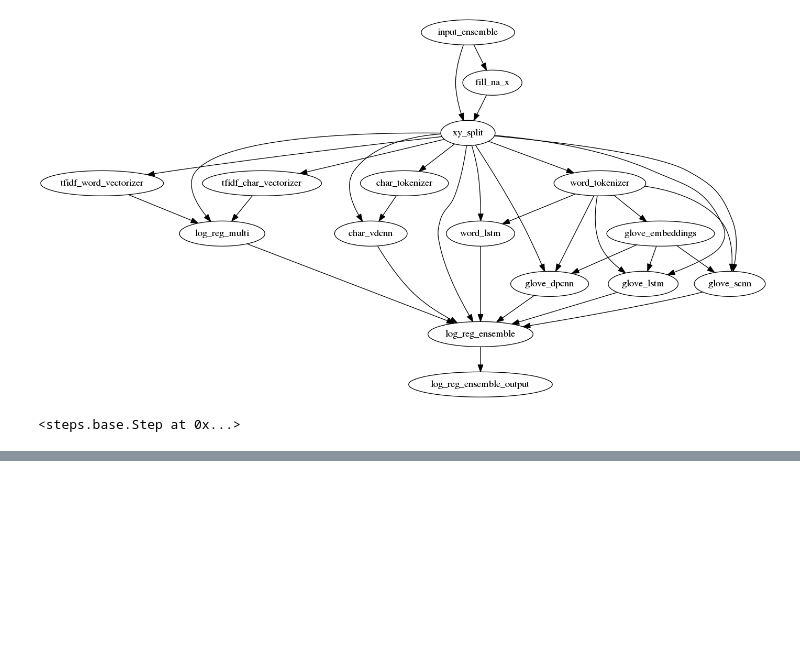
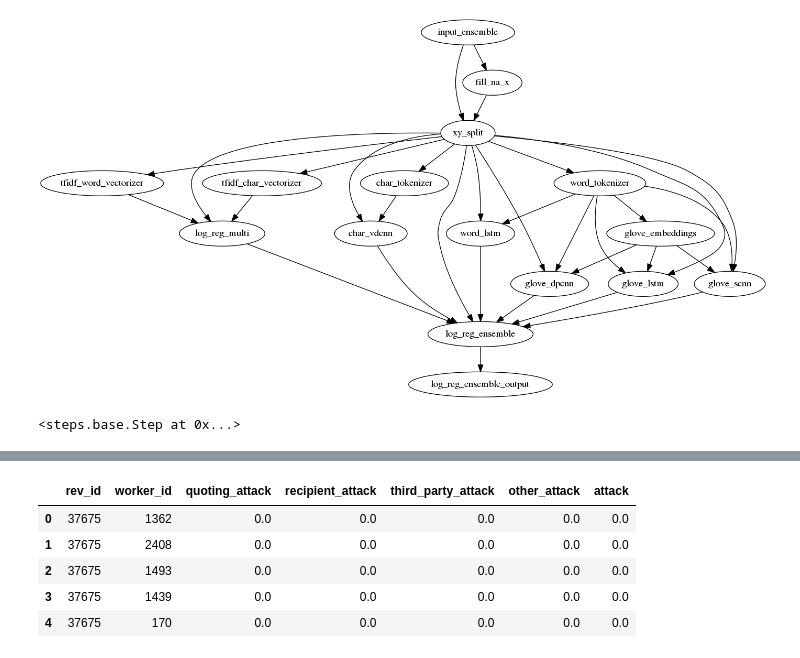
Before and after one commit to minerva-ml/open-solution-toxic-comments, a Jupyter notebook: devbook.ipynb, the cells around one changed output, grey strips where cells are left out. Cells and saved outputs as stored; diff of their text form; code cells hidden in the pictures; blank space fills up the shorter version.

```diff
--- a/devbook.ipynb
+++ b/devbook.ipynb
@@ -413,0 +431,9 @@ logreg_ensemble_pipeline
+# %%
+annotations.head()
+# %% [output]
+|  | rev_id | worker_id | quoting_attack | recipient_attack | third_party_attack | other_attack | attack |
+| 0 | 37675 | 1362 | 0.0 | 0.0 | 0.0 | 0.0 | 0.0 |
+| 1 | 37675 | 2408 | 0.0 | 0.0 | 0.0 | 0.0 | 0.0 |
+| 2 | 37675 | 1493 | 0.0 | 0.0 | 0.0 | 0.0 | 0.0 |
+| 3 | 37675 | 1439 | 0.0 | 0.0 | 0.0 | 0.0 | 0.0 |
+| 4 | 37675 | 170 | 0.0 | 0.0 | 0.0 | 0.0 | 0.0 |
```
Also changed, not shown: parts of 24 cells of this notebook, 1 other file.
